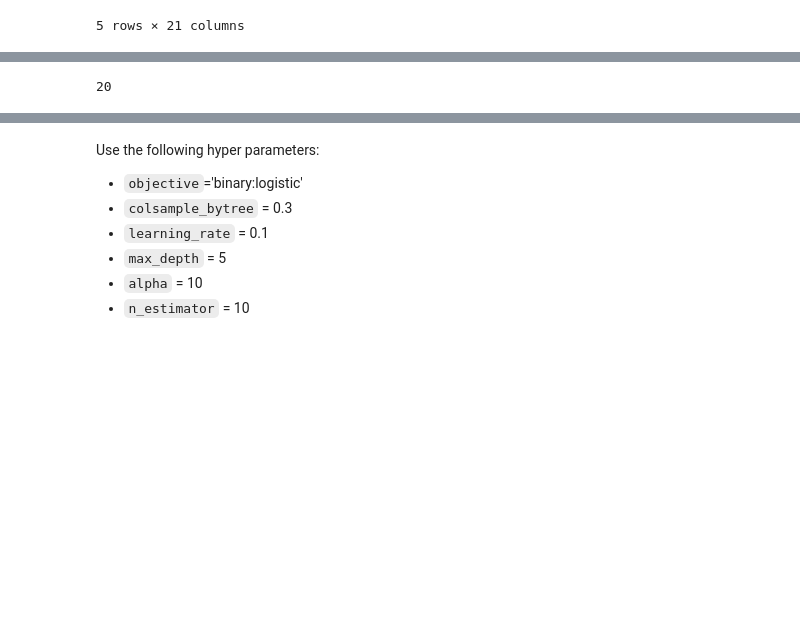
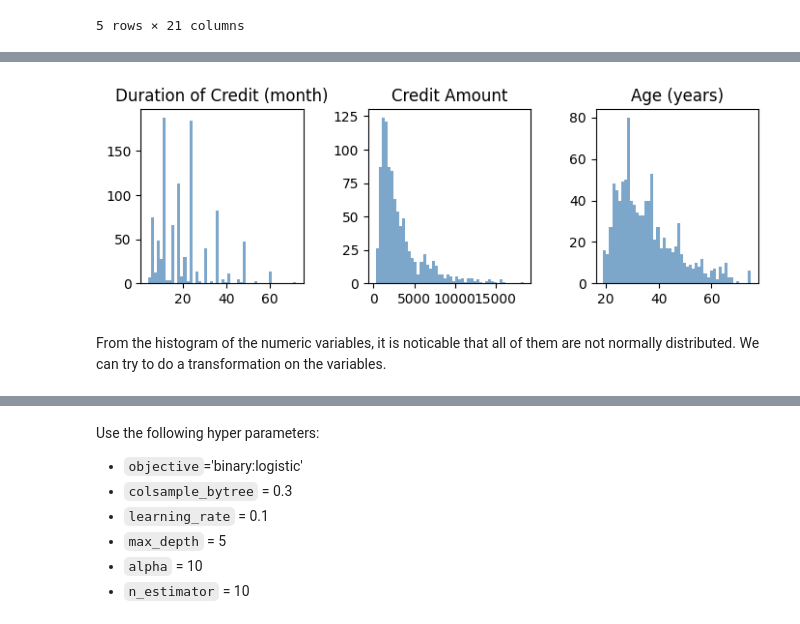
Before and after one commit to southnorthist/kaggle_analysis, a Jupyter notebook: Projects/creditability-classification/german_credit_classification.ipynb, the cells around one changed output, grey strips where cells are left out. Drawn from its saved outputs; the diff is of its cells as text; code cells hidden in the pictures; blank space fills up the shorter version.

Commit message:
Updated creditability classification project

```diff
--- a/Projects/creditability-classification/german_credit_classification.ipynb
+++ b/Projects/creditability-classification/german_credit_classification.ipynb
@@ -126,4 +128,5 @@ german_credit_ds.head()
 # %%
 # Columns of the data: Creditability is the target variable
-german_credit_ds.columns
+variables = prep.split_num_cat_target(german_credit_ds, 'Creditability', lvl_theta=10)
+variables
 # %% [output]
@@ -139,4 +153,4 @@ Index(['Creditability', 'Account Balance', 'Duration of Credit (month)',
 # %%
 # Descriptive stats for the features
-german_credit_ds.iloc[:, 1:].describe()
+prep.plot_all_dist(german_credit_ds, (8, 2), variables['numeric'], 1, 3)
 # %% [output]
@@ -152,12 +157,3 @@ german_credit_ds.iloc[:, 1:].describe()
+[figure, added]
-# %%
-# Numeric variables are Duration of Credit (month), Credit Amount, Age (years)
-num_var = ['Duration of Credit (month)', 'Credit Amount', 'Age (years)']
-# Categorical variables:
-# Nominal variables -> enconding
-nomi_var = [ 'Purpose', 'Sex & Marital Status']
-## ordinal variables
-ordi_var = ['Payment Status of Previous Credit', 'Account Balance', 'Value Savings/Stocks', 'Length of current employment', 'Instalment per cent', 'Guarantors',
-            'Duration in Current address', 'Most valuable available asset', 'No of Credits at this Bank', 'Type of apartment','Concurrent Credits','Occupation', 'No of dependents', 'Telephone', 'Foreign Worker']
-print(len(num_var) + len(nomi_var) + len(ordi_var))
-# %% [output]
-20
+# %% [markdown]
+From the histogram of the numeric variables, it is noticable that all of them are not normally distributed. We can try to do a transformation on the variables.
```
Also changed, not shown: parts of 22 cells of this notebook, 4 other files.
